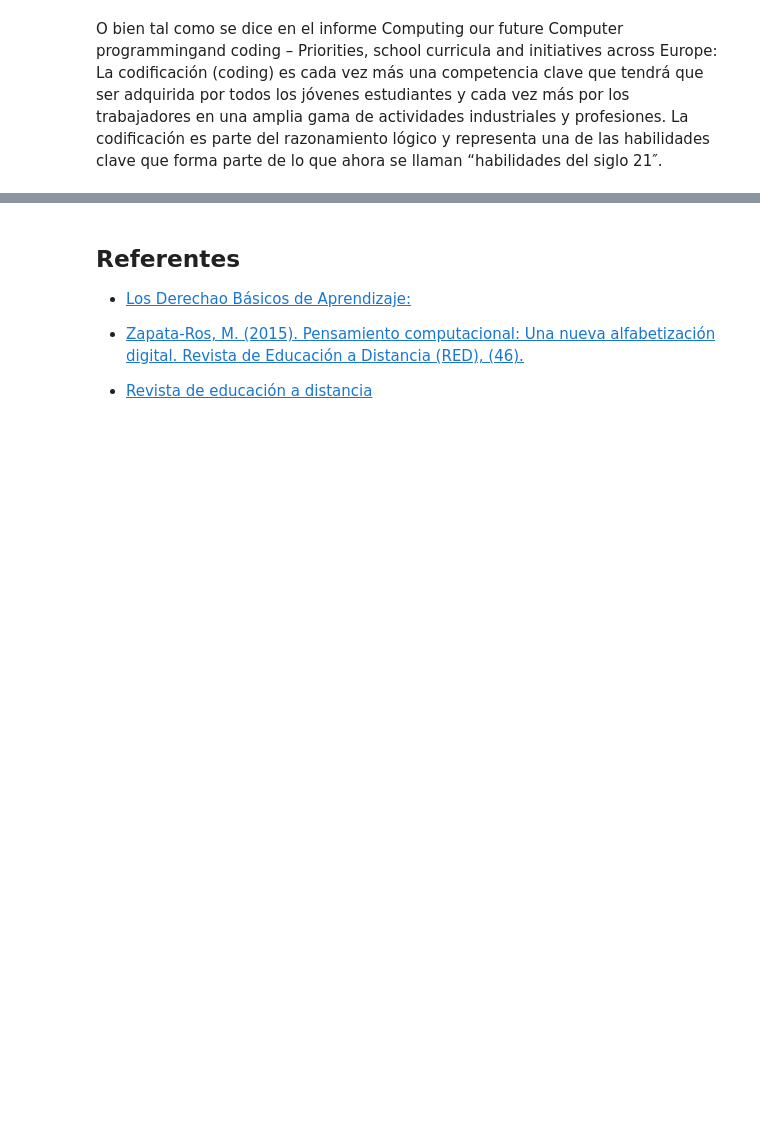
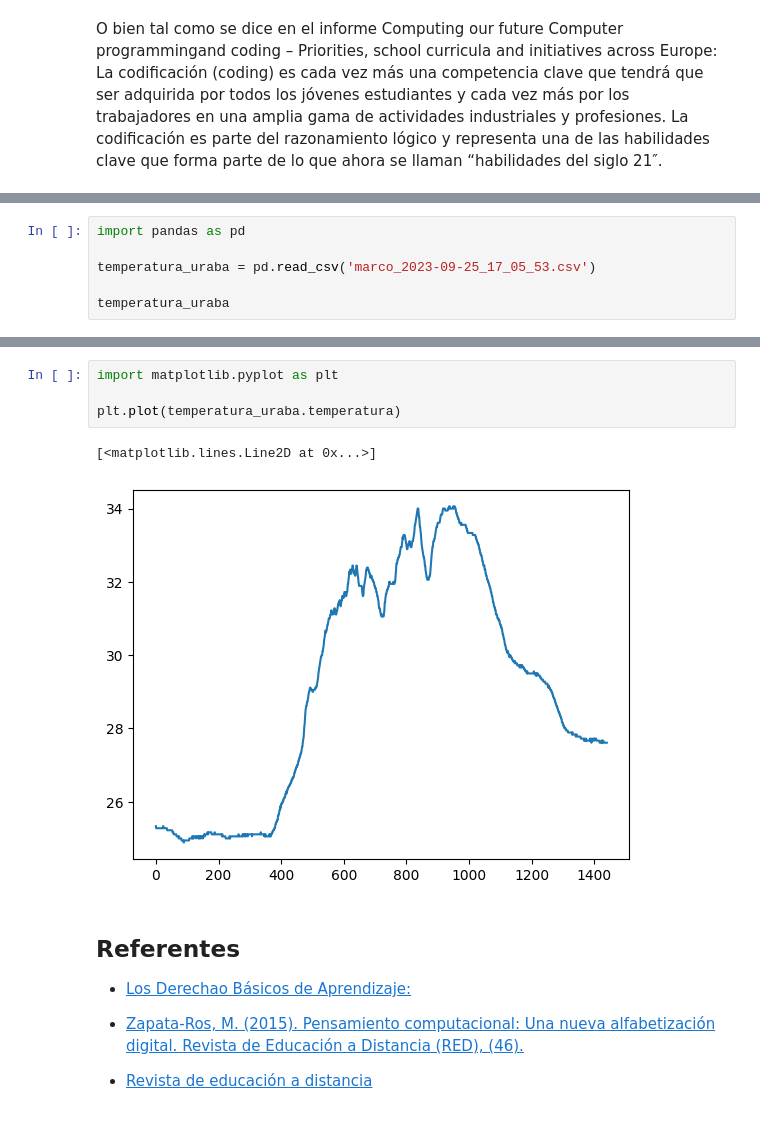
Before and after one commit to marco-canas/extension, a Jupyter notebook: taller_maestros_puerto_libertador/los_tres_objetivos_de_mi_formacion_matematica/3_desarrollo_pensamiento_computacional.ipynb, the cells around one changed output, grey strips where cells are left out. Saved outputs shown, nothing was run; the diff lists cells and outputs as text; blank space fills up the shorter version.

```diff
--- a/taller_maestros_puerto_libertador/los_tres_objetivos_de_mi_formacion_matematica/3_desarrollo_pensamiento_computacional.ipynb
+++ b/taller_maestros_puerto_libertador/los_tres_objetivos_de_mi_formacion_matematica/3_desarrollo_pensamiento_computacional.ipynb
@@ -305,0 +329,6 @@ clave que forma parte de lo que ahora se llaman “habilidades del siglo 21″.
+# %%
+import pandas as pd
+
+temperatura_uraba = pd.read_csv('marco_2023-09-25_17_05_53.csv')
+
+temperatura_uraba
@@ -306,3 +349,10 @@ clave que forma parte de lo que ahora se llaman “habilidades del siglo 21″.
+# %%
+import matplotlib.pyplot as plt
+
+plt.plot(temperatura_uraba.temperatura)
+# %% [output]
+[<matplotlib.lines.Line2D at 0x...>]
+[figure, added]
 # %% [markdown]
 ## Referentes
 
```
Also changed, not shown: parts of 25 cells of this notebook, 3 other files.
